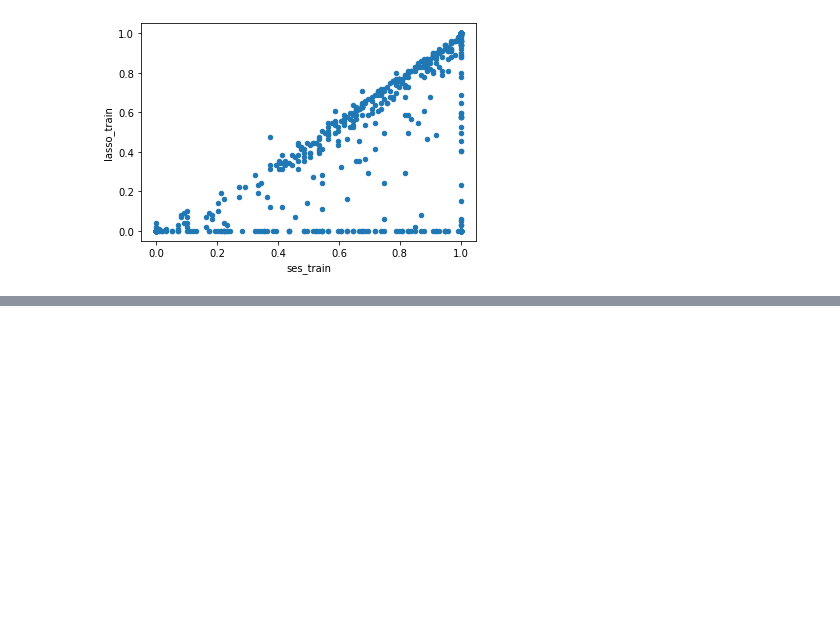
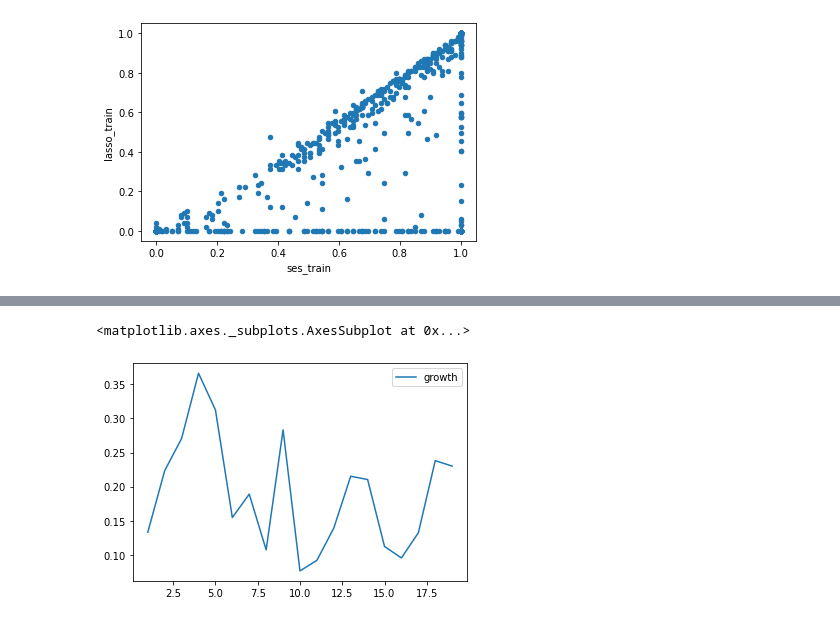
Before and after one commit to JonRMichel/exp-smoothing-k-periods-ahead, a Jupyter notebook: optimal alpha for m3 yearly-checkpoint.ipynb, the cells around one changed output, grey strips where cells are left out. Drawn from its saved outputs; the diff is of its cells as text; code cells hidden in the pictures; blank space fills up the shorter version.

```diff
--- a/optimal alpha for m3 yearly-checkpoint.ipynb
+++ b/optimal alpha for m3 yearly-checkpoint.ipynb
@@ -115,0 +194,5 @@ lasso_test_df.plot.scatter(x='ses_train',y='lasso_train')
+# %%
+pd.DataFrame(Y).plot()
+# %% [output]
+<matplotlib.axes._subplots.AxesSubplot at 0x...>
+[figure, added]
```
Also changed, not shown: parts of 7 cells of this notebook.
